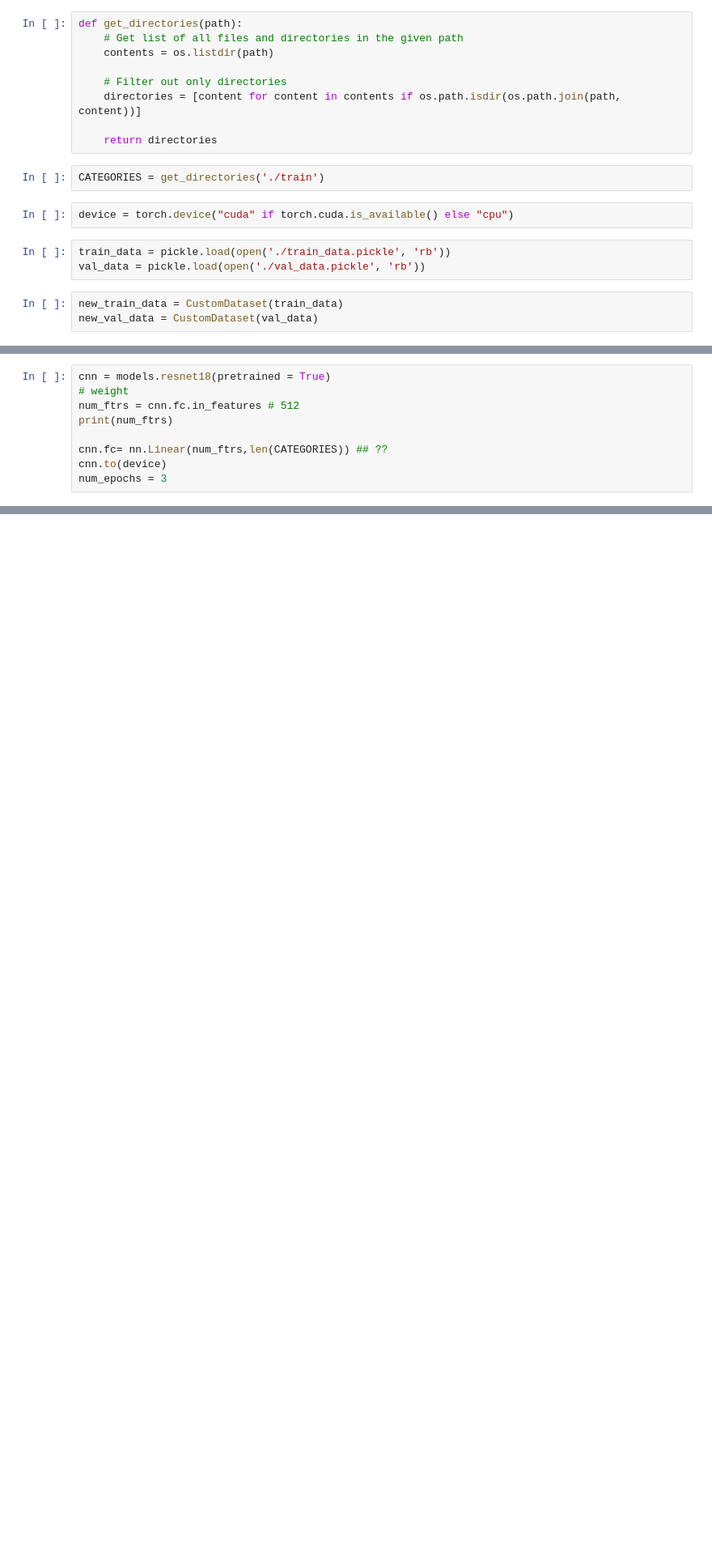
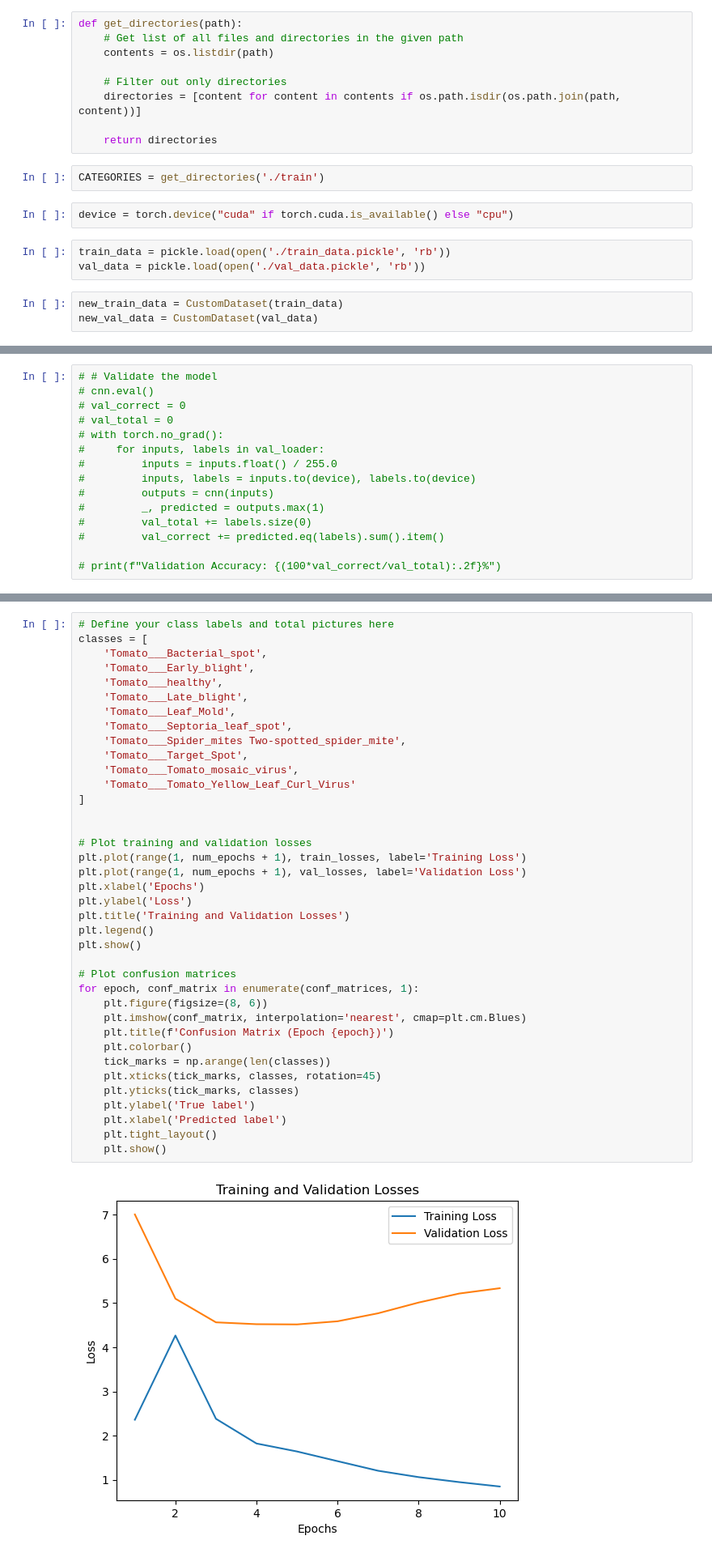
Before and after one commit to ibarrx/Leaf-Classification, a Jupyter notebook: data/tomato/torch_pretrained_updated.ipynb, the cells around one changed output, grey strips where cells are left out. Shown at 81% size. Saved outputs shown, nothing was run; the diff lists cells and outputs as text; blank space fills up the shorter version.

Commit message:
confusion matrix and pretrained update

```diff
--- a/data/tomato/torch_pretrained_updated.ipynb
+++ b/data/tomato/torch_pretrained_updated.ipynb
@@ -36,9 +89,15 @@ new_val_data = CustomDataset(val_data)
 # %%
-cnn = models.resnet18(pretrained = True)
-# weight
-num_ftrs = cnn.fc.in_features # 512
-print(num_ftrs)
+# # Validate the model
+# cnn.eval()
+# val_correct = 0
+# val_total = 0
+# with torch.no_grad():
+#     for inputs, labels in val_loader:
+#         inputs = inputs.float() / 255.0
+#         inputs, labels = inputs.to(device), labels.to(device)
+#         outputs = cnn(inputs)
+#         _, predicted = outputs.max(1)
+#         val_total += labels.size(0)
+#         val_correct += predicted.eq(labels).sum().item()
 
-cnn.fc= nn.Linear(num_ftrs,len(CATEGORIES)) ## ??
-cnn.to(device)
-num_epochs = 3
+# print(f"Validation Accuracy: {(100*val_correct/val_total):.2f}%")
@@ -117,0 +200,40 @@ Validation Accuracy: 0.00%
+# %%
+# Define your class labels and total pictures here
+classes = [
+    'Tomato___Bacterial_spot',
+    'Tomato___Early_blight',
+    'Tomato___healthy',
+    'Tomato___Late_blight',
+    'Tomato___Leaf_Mold',
+    'Tomato___Septoria_leaf_spot',
+    'Tomato___Spider_mites Two-spotted_spider_mite',
+    'Tomato___Target_Spot',
+    'Tomato___Tomato_mosaic_virus',
+    'Tomato___Tomato_Yellow_Leaf_Curl_Virus'
+]
+
+
+# Plot training and validation losses
+plt.plot(range(1, num_epochs + 1), train_losses, label='Training Loss')
+plt.plot(range(1, num_epochs + 1), val_losses, label='Validation Loss')
+plt.xlabel('Epochs')
+plt.ylabel('Loss')
+plt.title('Training and Validation Losses')
+plt.legend()
+plt.show()
+
+# Plot confusion matrices
+for epoch, conf_matrix in enumerate(conf_matrices, 1):
+    plt.figure(figsize=(8, 6))
+    plt.imshow(conf_matrix, interpolation='nearest', cmap=plt.cm.Blues)
+    plt.title(f'Confusion Matrix (Epoch {epoch})')
+    plt.colorbar()
+    tick_marks = np.arange(len(classes))
+    plt.xticks(tick_marks, classes, rotation=45)
+    plt.yticks(tick_marks, classes)
+    plt.ylabel('True label')
+    plt.xlabel('Predicted label')
+    plt.tight_layout()
+    plt.show()
+# %% [output]
+[figure, added]
```
Also changed, not shown: parts of 12 cells of this notebook, 2 other files.
